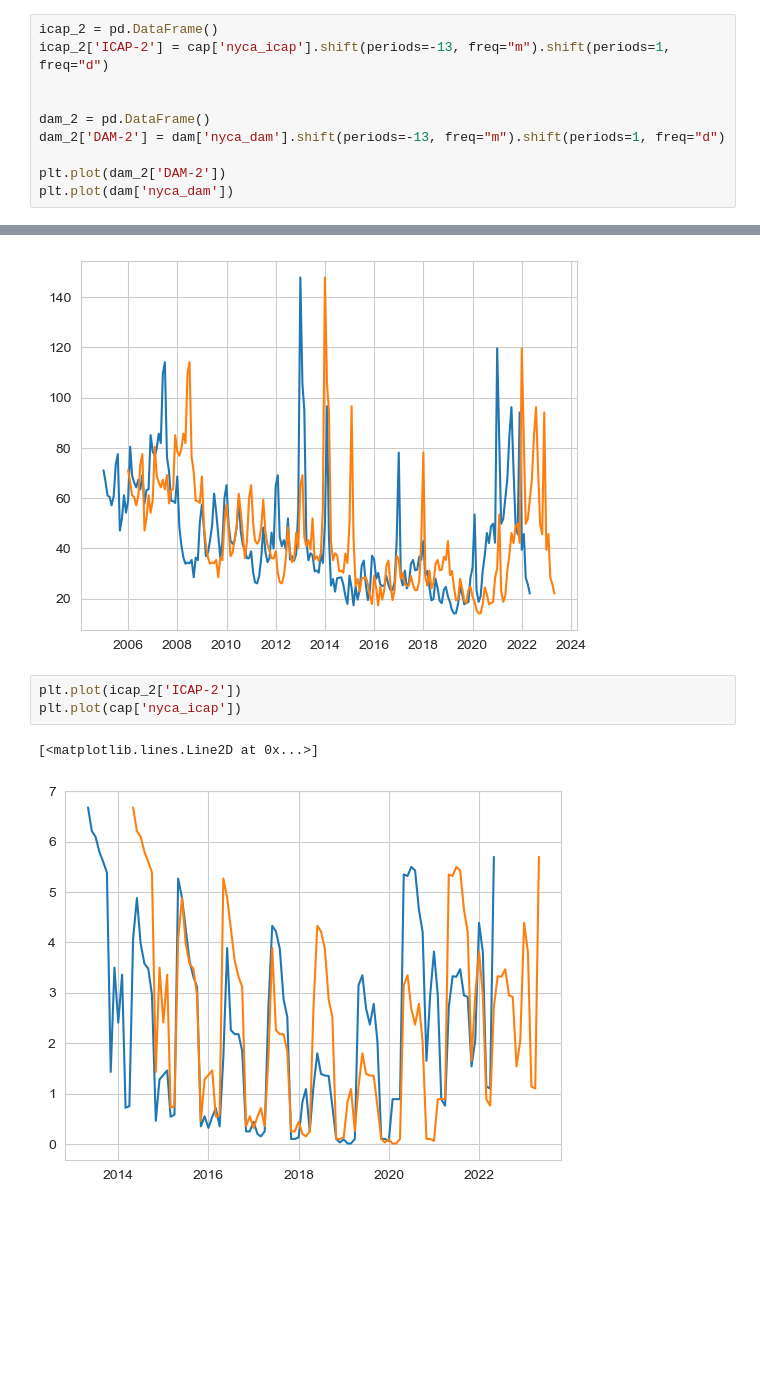
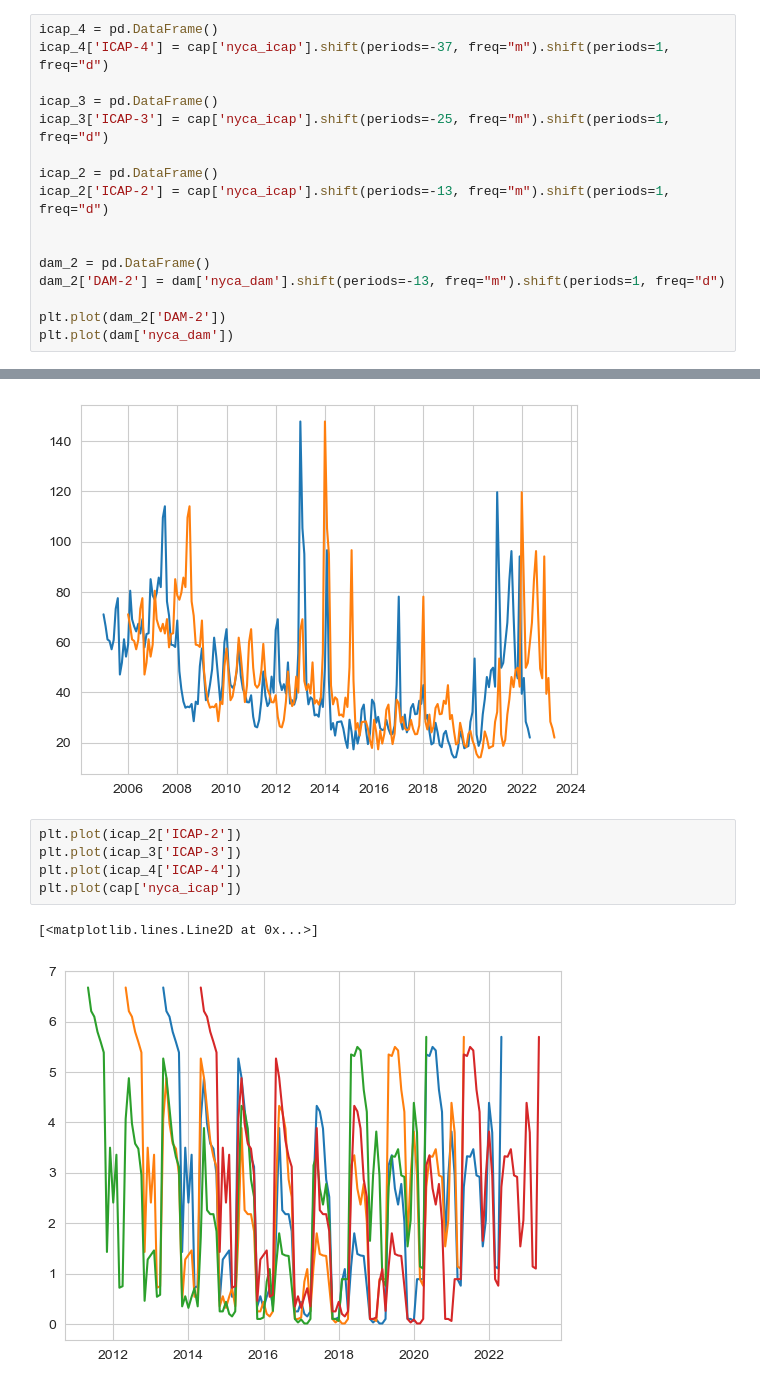
Before and after one commit to borvendegmate/tum_power_system_economics, a Jupyter notebook: code/regression.ipynb, the cells around one changed output, grey strips where cells are left out. Drawn from its saved outputs; the diff is of its cells as text; blank space fills up the shorter version.

```diff
--- a/code/regression.ipynb
+++ b/code/regression.ipynb
@@ -72,6 +72,12 @@ gen_shifted = {}
 for loc in locs:
     gen_shifted[loc] = gen[loc].shift(periods=3, freq="y").shift(periods=1, freq="d")
 # %%
+icap_4 = pd.DataFrame()
+icap_4['ICAP-4'] = cap['nyca_icap'].shift(periods=-37, freq="m").shift(periods=1, freq="d")
+
+icap_3 = pd.DataFrame()
+icap_3['ICAP-3'] = cap['nyca_icap'].shift(periods=-25, freq="m").shift(periods=1, freq="d")
+
 icap_2 = pd.DataFrame()
 icap_2['ICAP-2'] = cap['nyca_icap'].shift(periods=-13, freq="m").shift(periods=1, freq="d")
 
@@ -86,10 +92,12 @@ plt.plot(dam['nyca_dam'])
 [figure]
 # %%
 plt.plot(icap_2['ICAP-2'])
+plt.plot(icap_3['ICAP-3'])
+plt.plot(icap_4['ICAP-4'])
 plt.plot(cap['nyca_icap'])
 # %% [output]
 [<matplotlib.lines.Line2D at 0x...>]
-[figure, old version]
+[figure, new version]
 # %%
 reg = (gen['NYCA']
        .join(cap)
```
Also changed, not shown: parts of 7 cells of this notebook, 1 other file.
